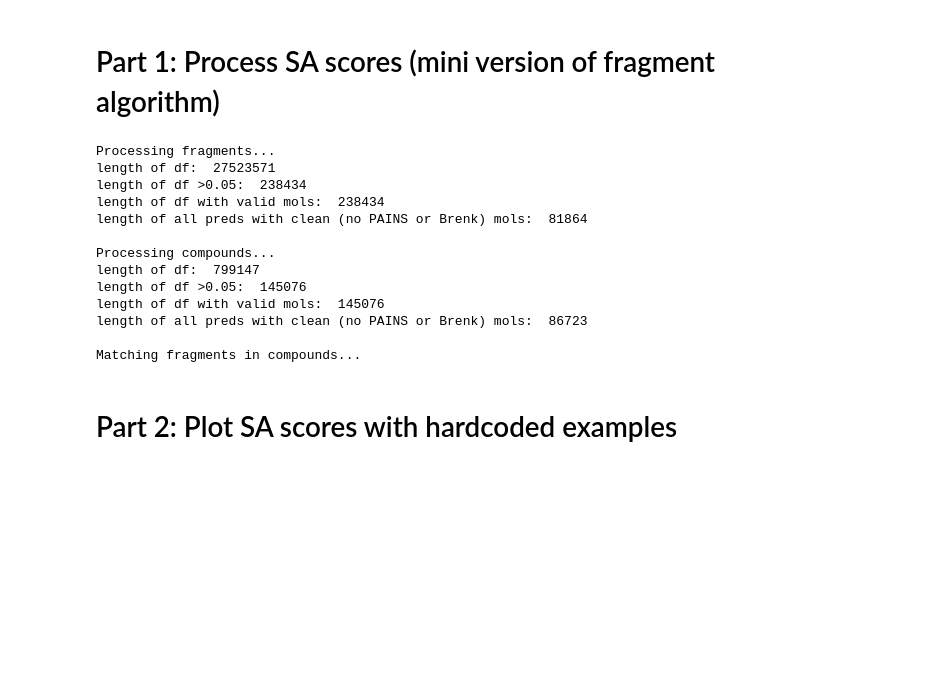
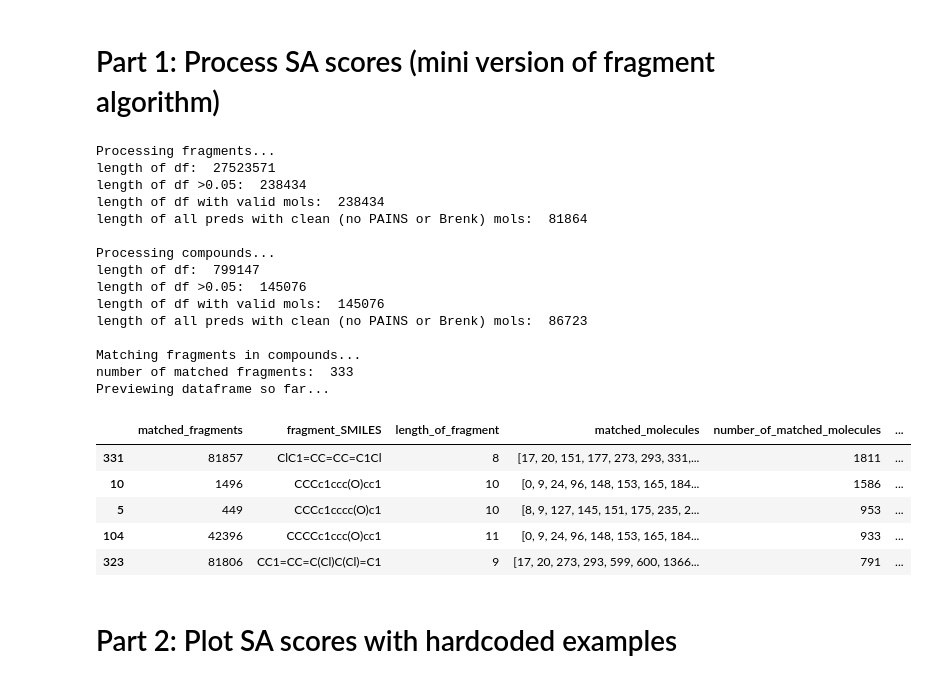
Before and after one commit to jackievaleri/fragments_design_ML, a Jupyter notebook: src/04_scatterplot_of_frags_cpds_scores.ipynb, the cells around one changed output. Drawn from its saved outputs; the diff is of its cells as text; code cells hidden in the pictures; blank space fills up the shorter version.

```diff
--- a/src/04_scatterplot_of_frags_cpds_scores.ipynb
+++ b/src/04_scatterplot_of_frags_cpds_scores.ipynb
@@ -39,30 +28,38 @@ def mini_algo(fragment_path, compound_path, result_path, fragment_smi_col = 'smi
 # %%
-rank_df = mini_algo(fragment_path=fragment_path,
+rank_df, _ = mini_algo(fragment_path=fragment_path,
                     compound_path=compound_path,
                     result_path=result_path,
                     fragment_smi_col=fragment_smi_col,
                     compound_smi_col=compound_smi_col,
                     fragment_hit_col=fragment_hit_col,
                     compound_hit_col=compound_hit_col,
                     fragment_score=fragment_score,
                     compound_score=compound_score,
                     fragment_remove_pains_brenk=fragment_remove_pains_brenk,
                     compound_remove_pains_brenk=compound_remove_pains_brenk,
                     fragment_require_more_than_coh=fragment_require_more_than_coh) # should be 333 matching
 # %% [output]
 Processing fragments...
 length of df:  27523571
 length of df >0.05:  238434
 length of df with valid mols:  238434
 length of all preds with clean (no PAINS or Brenk) mols:  81864
 
 Processing compounds...
 length of df:  799147
 length of df >0.05:  145076
 length of df with valid mols:  145076
 length of all preds with clean (no PAINS or Brenk) mols:  86723
 
 Matching fragments in compounds...
+number of matched fragments:  333
+Previewing dataframe so far...
+|  | matched_fragments | fragment_SMILES | length_of_fragment | matched_molecules | number_of_matched_molecules | ... |
+| 331 | 81857 | ClC1=CC=CC=C1Cl | 8 | [17, 20, 151, 177, 273, 293, 331,... | 1811 | ... |
+| 10 | 1496 | CCCc1ccc(O)cc1 | 10 | [0, 9, 24, 96, 148, 153, 165, 184... | 1586 | ... |
+| 5 | 449 | CCCc1cccc(O)c1 | 10 | [8, 9, 127, 145, 151, 175, 235, 2... | 953 | ... |
+| 104 | 42396 | CCCCc1ccc(O)cc1 | 11 | [0, 9, 24, 96, 148, 153, 165, 184... | 933 | ... |
+| 323 | 81806 | CC1=CC=C(Cl)C(Cl)=C1 | 9 | [17, 20, 273, 293, 599, 600, 1366... | 791 | ... |
 # %% [markdown]
 # Part 2: Plot SA scores with hardcoded examples
 # %%
```
Also changed, not shown: parts of 6 cells of this notebook, 16 other files.
